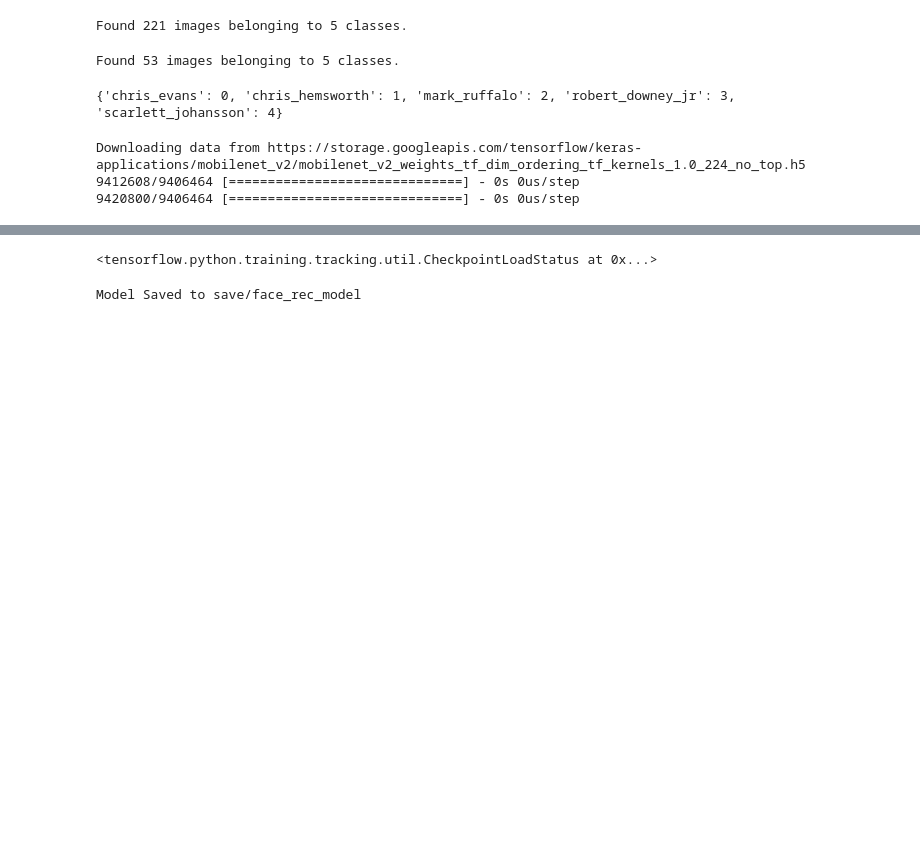
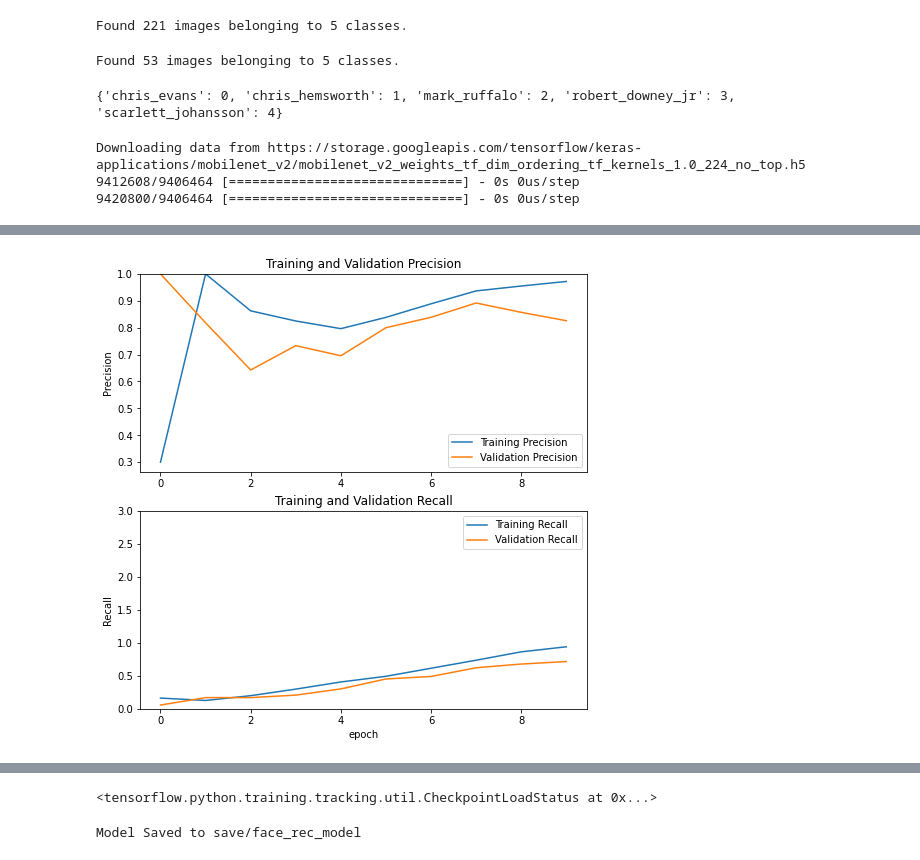
Before and after one commit to SebastijanKokai/Face-recognition-algorithms, a Jupyter notebook: SebastijanKokai_FaceRecognitionModelTraining.ipynb, the cells around one changed output, grey strips where cells are left out. Saved outputs shown, nothing was run; the diff lists cells and outputs as text; code cells hidden in the pictures; blank space fills up the shorter version.

```diff
--- a/SebastijanKokai_FaceRecognitionModelTraining.ipynb
+++ b/SebastijanKokai_FaceRecognitionModelTraining.ipynb
@@ -166,3 +169,29 @@ Epoch 20/20
+# %%
+# Recall and precision
+precision = history.history['precision']
+val_precision = history.history['val_precision']
+recall = history.history['recall']
+val_recall = history.history['val_recall']
+
+plt.figure(figsize=(8, 8))
+plt.subplot(2, 1, 1)
+plt.plot(precision, label='Training Precision')
+plt.plot(val_precision, label='Validation Precision')
+plt.legend(loc='lower right')
+plt.ylabel('Precision')
+plt.ylim([min(plt.ylim()), 1])
+plt.title('Training and Validation Precision')
+plt.subplot(2, 1, 2)
+plt.plot(recall, label='Training Recall')
+plt.plot(val_recall, label='Validation Recall')
+plt.legend(loc='upper right')
+plt.ylabel('Recall')
+plt.ylim([0, 3])
+plt.title('Training and Validation Recall')
+plt.xlabel('epoch')
+plt.show()
+# %% [output]
+[figure, added]
 # %%
 # Visualizing the Learning curves
 acc = history.history['accuracy']
```
Also changed, not shown: parts of 8 cells of this notebook.
